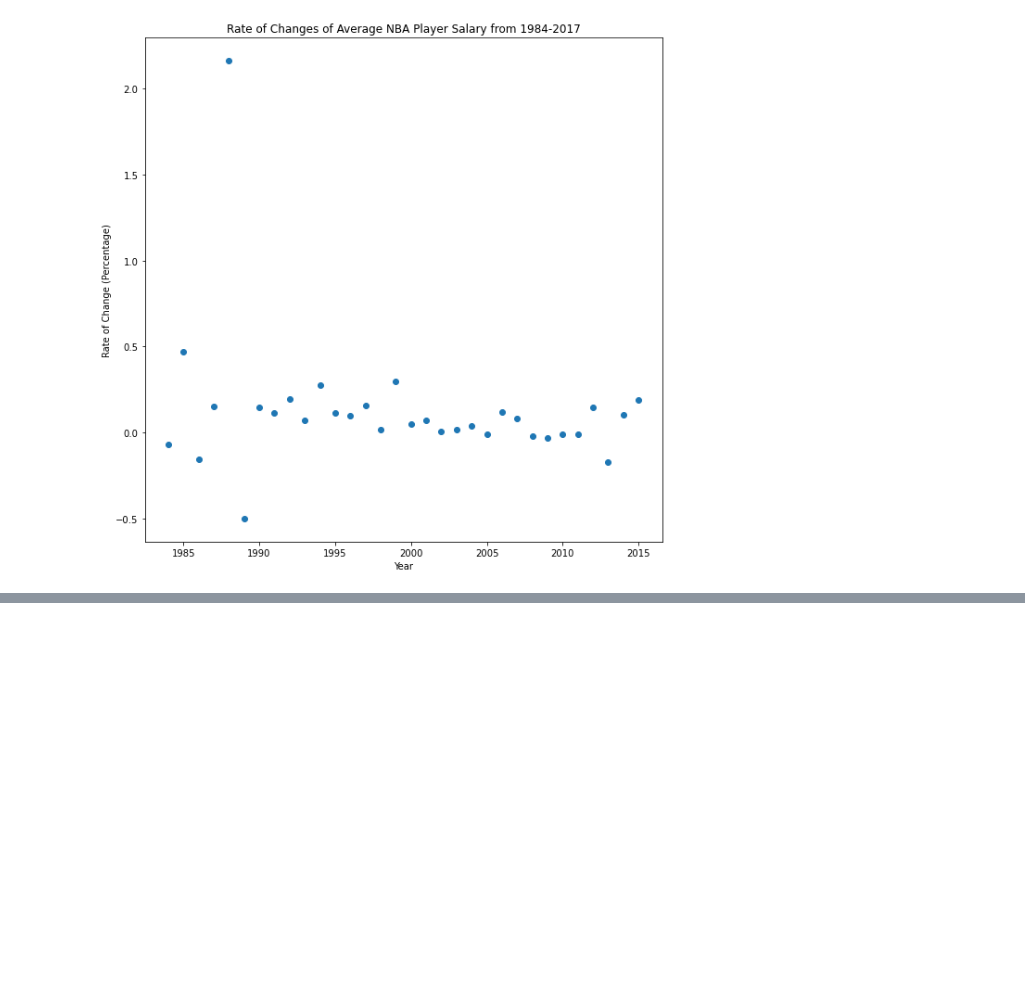
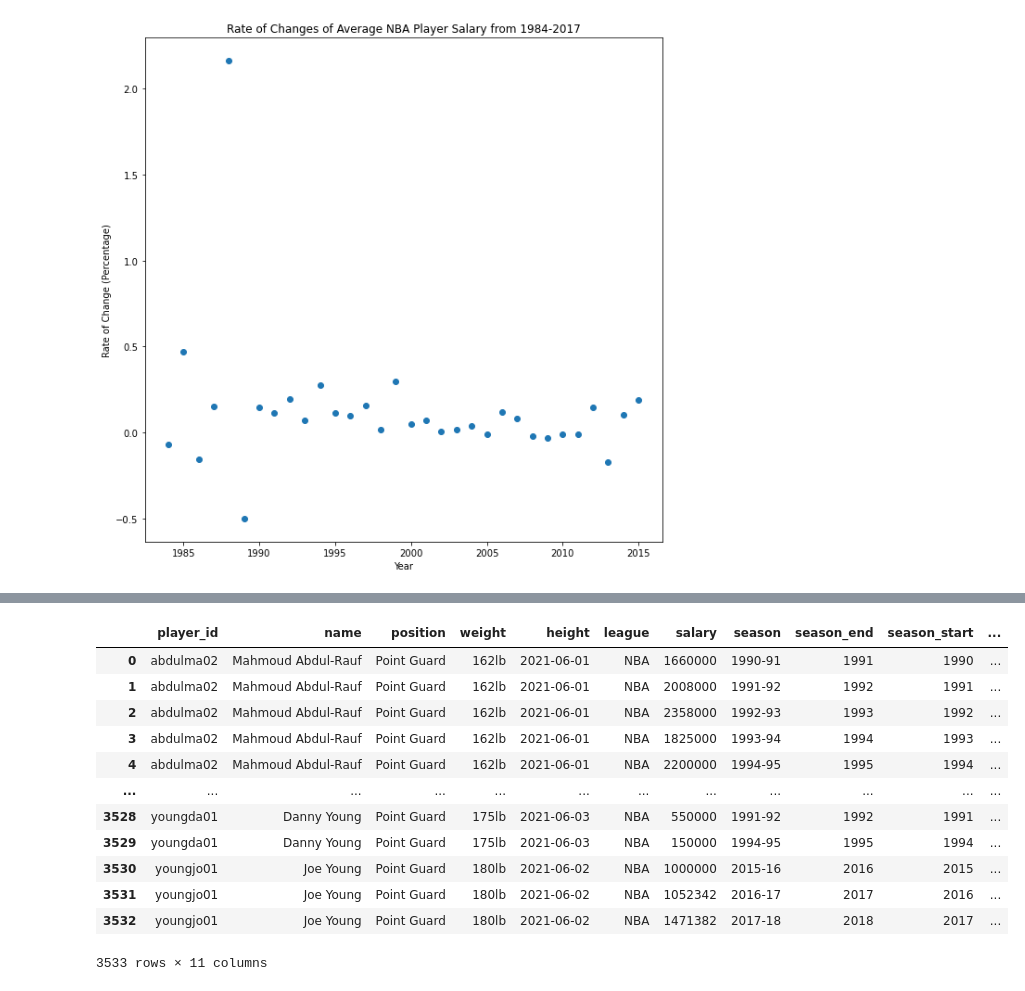
Before and after one commit to acook4148/CMSC320FinalProject, a Jupyter notebook: Kos_Copy.ipynb, the cells around one changed output, grey strips where cells are left out. Saved outputs shown, nothing was run; the diff lists cells and outputs as text; code cells hidden in the pictures; blank space fills up the shorter version.

```diff
--- a/Kos_Copy.ipynb
+++ b/Kos_Copy.ipynb
@@ -772,0 +524,47 @@ SyntaxError: invalid syntax (<ipython-input-36-4e611ff89384>, line 4)
+# %%
+pg_list = []
+sg_list = []
+sf_list = []
+pf_list = []
+c_list = []
+
+for index, row in players.iterrows():
+    if 'Center' in row['position']:
+        c_list.append((row['_id'],row['name'],row['position'],row['weight'],row['height']))
+    if 'Power Forward' in row['position']:
+        pf_list.append((row['_id'],row['name'],row['position'],row['weight'],row['height']))
+    if 'Small Forward' in row['position']:
+        sf_list.append((row['_id'],row['name'],row['position'],row['weight'],row['height']))
+    if 'Shooting Guard' in row['position']:
+        sg_list.append((row['_id'],row['name'],row['position'],row['weight'],row['height']))
+    if 'Point Guard' in row['position']:
+        pg_list.append((row['_id'],row['name'],row['position'],row['weight'],row['height']))
+
+positions_salaries = {}
+
+positions_salaries[1] = pd.DataFrame(pg_list, columns = ['player_id','name','position','weight','height'])
+positions_salaries[2] = pd.DataFrame(sg_list, columns = ['player_id','name','position','weight','height'])
+positions_salaries[3] = pd.DataFrame(sf_list, columns = ['player_id','name','position','weight','height'])
+positions_salaries[4] = pd.DataFrame(pf_list, columns = ['player_id','name','position','weight','height'])
+positions_salaries[5] = pd.DataFrame(c_list, columns = ['player_id','name','position','weight','height'])
+
+
+for x in positions_salaries:
+    positions_salaries[x] = positions_salaries[x].merge(salaries,on='player_id')
+
+
+positions_salaries[1]
+# %% [output]
+|  | player_id | name | position | weight | height | league | salary | season | season_end | season_start | ... |
+| 0 | abdulma02 | Mahmoud Abdul-Rauf | Point Guard | 162lb | 2021-06-01 | NBA | 1660000 | 1990-91 | 1991 | 1990 | ... |
+| 1 | abdulma02 | Mahmoud Abdul-Rauf | Point Guard | 162lb | 2021-06-01 | NBA | 2008000 | 1991-92 | 1992 | 1991 | ... |
+| 2 | abdulma02 | Mahmoud Abdul-Rauf | Point Guard | 162lb | 2021-06-01 | NBA | 2358000 | 1992-93 | 1993 | 1992 | ... |
+| 3 | abdulma02 | Mahmoud Abdul-Rauf | Point Guard | 162lb | 2021-06-01 | NBA | 1825000 | 1993-94 | 1994 | 1993 | ... |
+| 4 | abdulma02 | Mahmoud Abdul-Rauf | Point Guard | 162lb | 2021-06-01 | NBA | 2200000 | 1994-95 | 1995 | 1994 | ... |
+| ... | ... | ... | ... | ... | ... | ... | ... | ... | ... | ... | ... |
+| 3528 | youngda01 | Danny Young | Point Guard | 175lb | 2021-06-03 | NBA | 550000 | 1991-92 | 1992 | 1991 | ... |
+| 3529 | youngda01 | Danny Young | Point Guard | 175lb | 2021-06-03 | NBA | 150000 | 1994-95 | 1995 | 1994 | ... |
+| 3530 | youngjo01 | Joe Young | Point Guard | 180lb | 2021-06-02 | NBA | 1000000 | 2015-16 | 2016 | 2015 | ... |
+| 3531 | youngjo01 | Joe Young | Point Guard | 180lb | 2021-06-02 | NBA | 1052342 | 2016-17 | 2017 | 2016 | ... |
+| 3532 | youngjo01 | Joe Young | Point Guard | 180lb | 2021-06-02 | NBA | 1471382 | 2017-18 | 2018 | 2017 | ... |
+3533 rows × 11 columns
```
Also changed, not shown: parts of 37 cells of this notebook.
